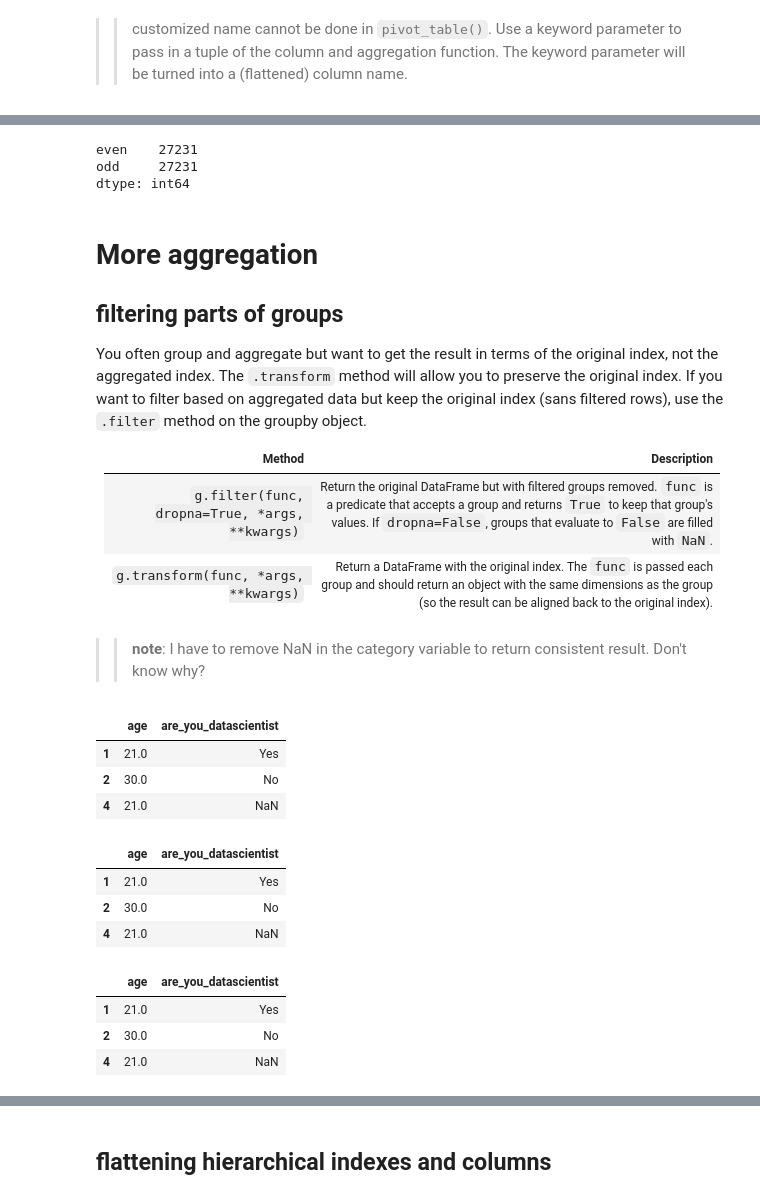
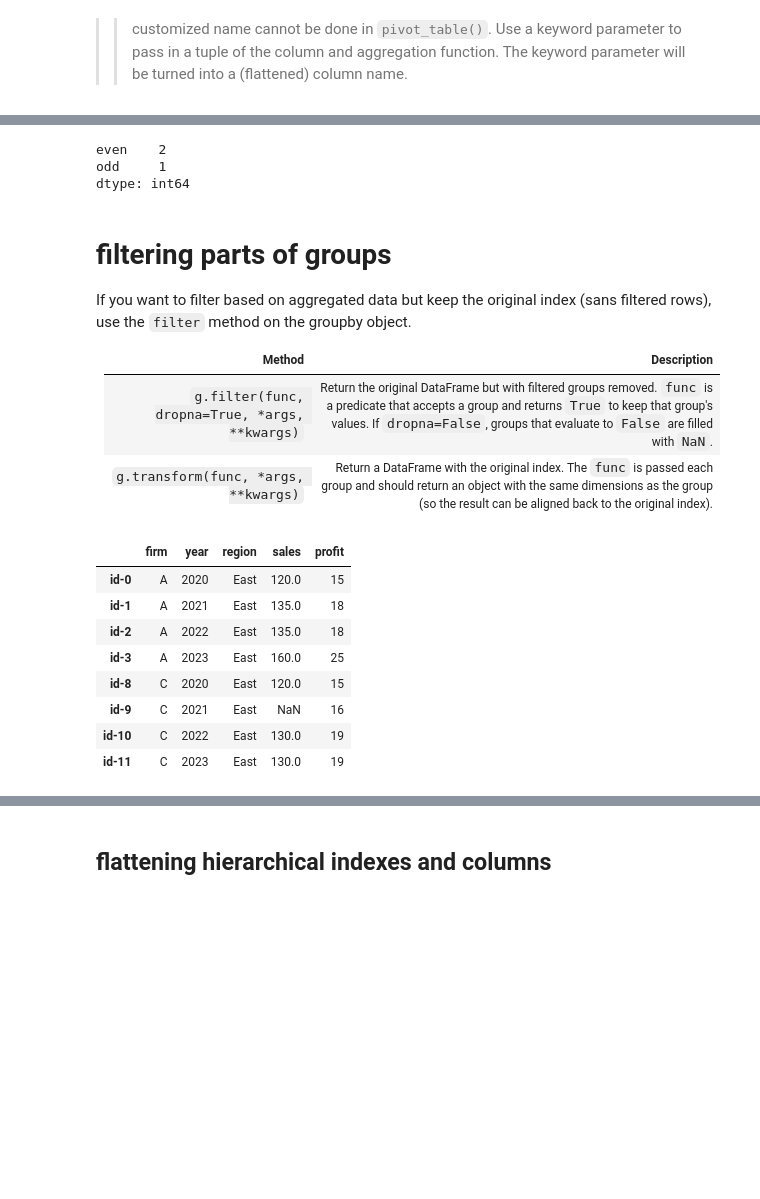
Before and after one commit to jeremyxtmeng/learning-pandas-plotting, a Jupyter notebook: learning_9_summary_group_pivot.ipynb, the cells around one changed output, grey strips where cells are left out. Saved outputs shown, nothing was run; the diff lists cells and outputs as text; code cells hidden in the pictures; blank space fills up the shorter version.

```diff
--- a/learning_9_summary_group_pivot.ipynb
+++ b/learning_9_summary_group_pivot.ipynb
@@ -269,52 +338,30 @@ odd     27231
 dtype: int64
 # %%
-jb2.groupby(even_grouper).size()
+df.groupby(even_grouper).size()
 # %% [output]
-even    27231
-odd     27231
+even    2
+odd     1
 dtype: int64
 # %% [markdown]
-# More aggregation
+# filtering parts of groups
 
-## filtering parts of groups
-
-You often group and aggregate but want to get the result in terms of the
-original index, not the aggregated index. The `.transform` method will allow you
-to preserve the original index. If you want to filter based on aggregated data
-but keep the original index (sans filtered rows), use the `.filter` method on
-the groupby object.
+If you want to filter based on aggregated data but keep the original index (sans filtered rows), use the `filter` method on the groupby object.
 
 | Method | Description |
 |---|---|
 | `g.filter(func, dropna=True, *args, **kwargs)` | Return the original DataFrame but with filtered groups removed. `func` is a predicate that accepts a group and returns `True` to keep that group's values. If `dropna=False`, groups that evaluate to `False` are filled with `NaN`. |
 | `g.transform(func, *args, **kwargs)` | Return a DataFrame with the original index. The `func` is passed each group and should return an object with the same dimensions as the group (so the result can be aligned back to the original index). |
-# %% [markdown]
->> **note**: I have to remove NaN in the category variable to return consistent result. Don't know why?
-# %%
-# way 1
-jb3=jb2[~jb2.country_live.isna()]
-countries_to_remove = (jb3.country_live.value_counts().lt(330).pipe(lambda ser: ser[ser]).index)
-jb3[~jb3.country_live.isna()].query('~country_live.isin(@countries_to_remove)').iloc[:3,:2]
-# %% [output]
-|  | age | are_you_datascientist |
-| 1 | 21.0 | Yes |
-| 2 | 30.0 | No |
-| 4 | 21.0 | NaN |
-# %%
-# way 1=2
-jb3[~jb3['country_live'].isin(countries_to_remove)].iloc[:3,:2]
-# %% [output]
-|  | age | are_you_datascientist |
-| 1 | 21.0 | Yes |
-| 2 | 30.0 | No |
-| 4 | 21.0 | NaN |
 # %%
-# way 3
-# in one single line
-jb2.groupby('country_live',observed=False, dropna=True).filter(lambda g: g.country_live.size >=330).iloc[:3,:2]
+# selecting the region if any of the sale record is missing
+df0.groupby('region').filter(lambda g: g.sales.isna().any() )
 # %% [output]
-|  | age | are_you_datascientist |
-| 1 | 21.0 | Yes |
-| 2 | 30.0 | No |
-| 4 | 21.0 | NaN |
+|  | firm | year | region | sales | profit |
+| id-0 | A | 2020 | East | 120.0 | 15 |
+| id-1 | A | 2021 | East | 135.0 | 18 |
+| id-2 | A | 2022 | East | 135.0 | 18 |
+| id-3 | A | 2023 | East | 160.0 | 25 |
+| id-8 | C | 2020 | East | 120.0 | 15 |
+| id-9 | C | 2021 | East | NaN | 16 |
+| id-10 | C | 2022 | East | 130.0 | 19 |
+| id-11 | C | 2023 | East | 130.0 | 19 |
 # %% [markdown]
```
Also changed, not shown: parts of 52 cells of this notebook, 3 other files.
